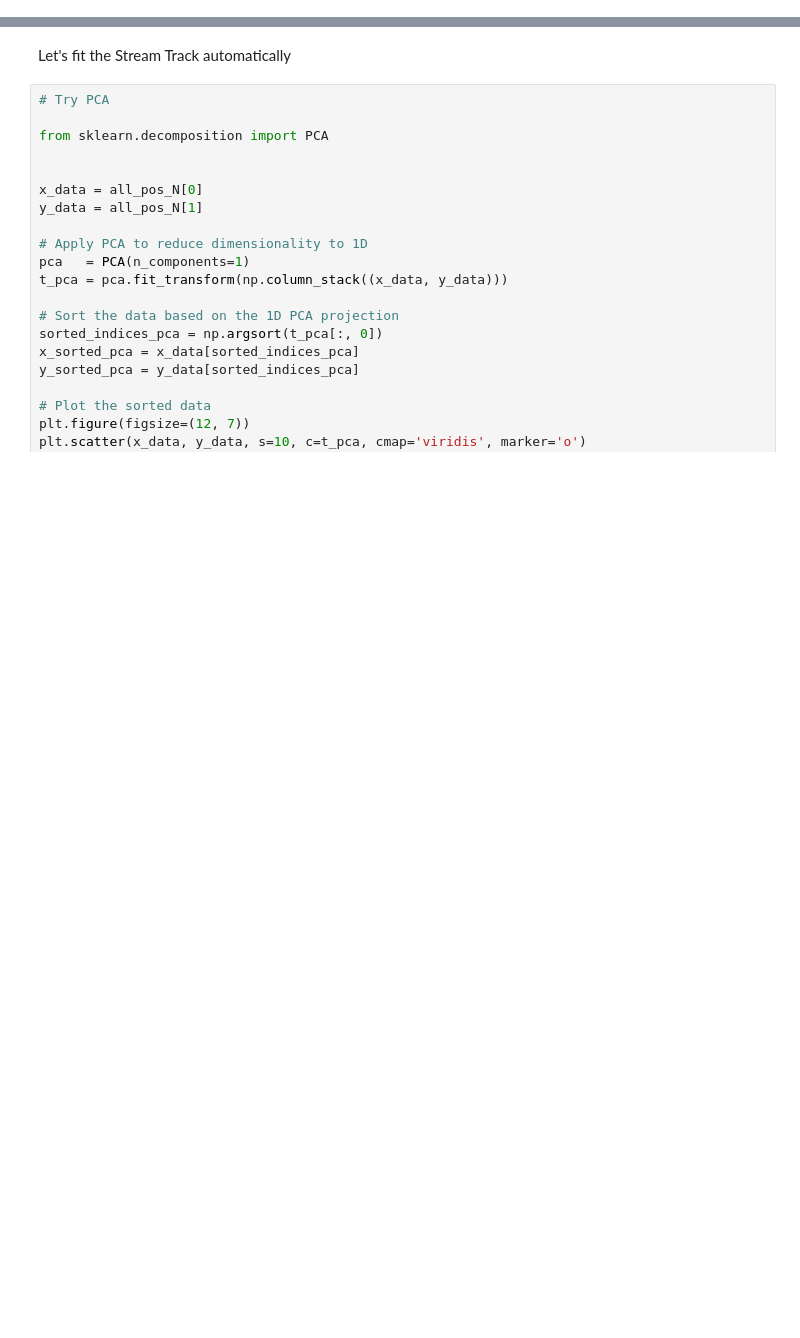
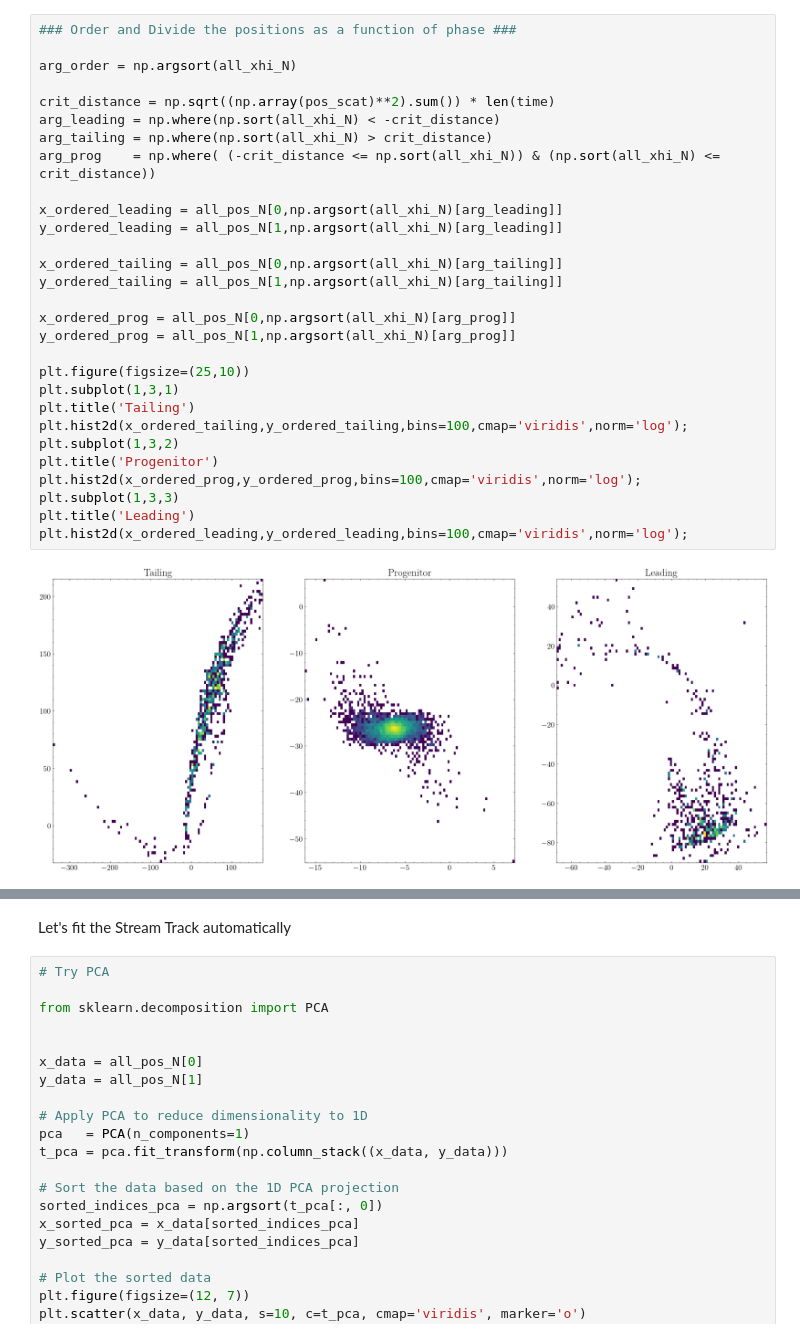
Before and after one commit to David-Chemaly/Nibaueur2023, a Jupyter notebook: stream_simulation.ipynb, the cells around one changed output, grey strips where cells are left out. Saved outputs shown, nothing was run; the diff lists cells and outputs as text; blank space fills up the shorter version.

```diff
--- a/stream_simulation.ipynb
+++ b/stream_simulation.ipynb
@@ -243,0 +79,31 @@ plt.scatter(all_xhi_N.value, np.sqrt(all_pos_N[0,:]**2+all_pos_N[1,:]**2),c=all_
+# %%
+### Order and Divide the positions as a function of phase ###
+
+arg_order = np.argsort(all_xhi_N)
+
+crit_distance = np.sqrt((np.array(pos_scat)**2).sum()) * len(time)
+arg_leading = np.where(np.sort(all_xhi_N) < -crit_distance)
+arg_tailing = np.where(np.sort(all_xhi_N) > crit_distance)
+arg_prog    = np.where( (-crit_distance <= np.sort(all_xhi_N)) & (np.sort(all_xhi_N) <= crit_distance))
+
+x_ordered_leading = all_pos_N[0,np.argsort(all_xhi_N)[arg_leading]]
+y_ordered_leading = all_pos_N[1,np.argsort(all_xhi_N)[arg_leading]]
+
+x_ordered_tailing = all_pos_N[0,np.argsort(all_xhi_N)[arg_tailing]]
+y_ordered_tailing = all_pos_N[1,np.argsort(all_xhi_N)[arg_tailing]]
+
+x_ordered_prog = all_pos_N[0,np.argsort(all_xhi_N)[arg_prog]]
+y_ordered_prog = all_pos_N[1,np.argsort(all_xhi_N)[arg_prog]]
+
+plt.figure(figsize=(25,10))
+plt.subplot(1,3,1)
+plt.title('Tailing')
+plt.hist2d(x_ordered_tailing,y_ordered_tailing,bins=100,cmap='viridis',norm='log');
+plt.subplot(1,3,2)
+plt.title('Progenitor')
+plt.hist2d(x_ordered_prog,y_ordered_prog,bins=100,cmap='viridis',norm='log');
+plt.subplot(1,3,3)
+plt.title('Leading')
+plt.hist2d(x_ordered_leading,y_ordered_leading,bins=100,cmap='viridis',norm='log');
+# %% [output]
+[figure, added]
```
Also changed, not shown: parts of 23 cells of this notebook, 6 other files.
